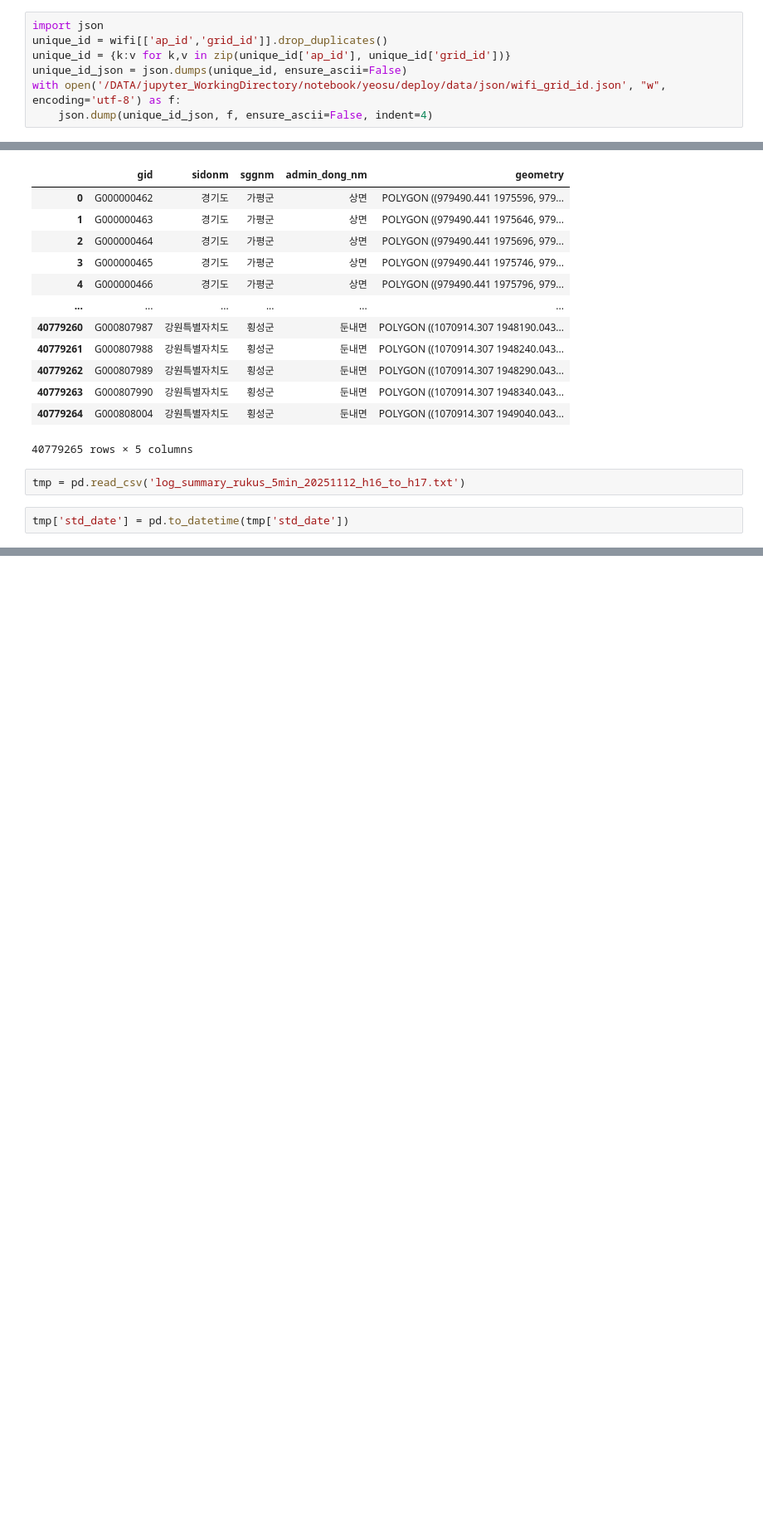
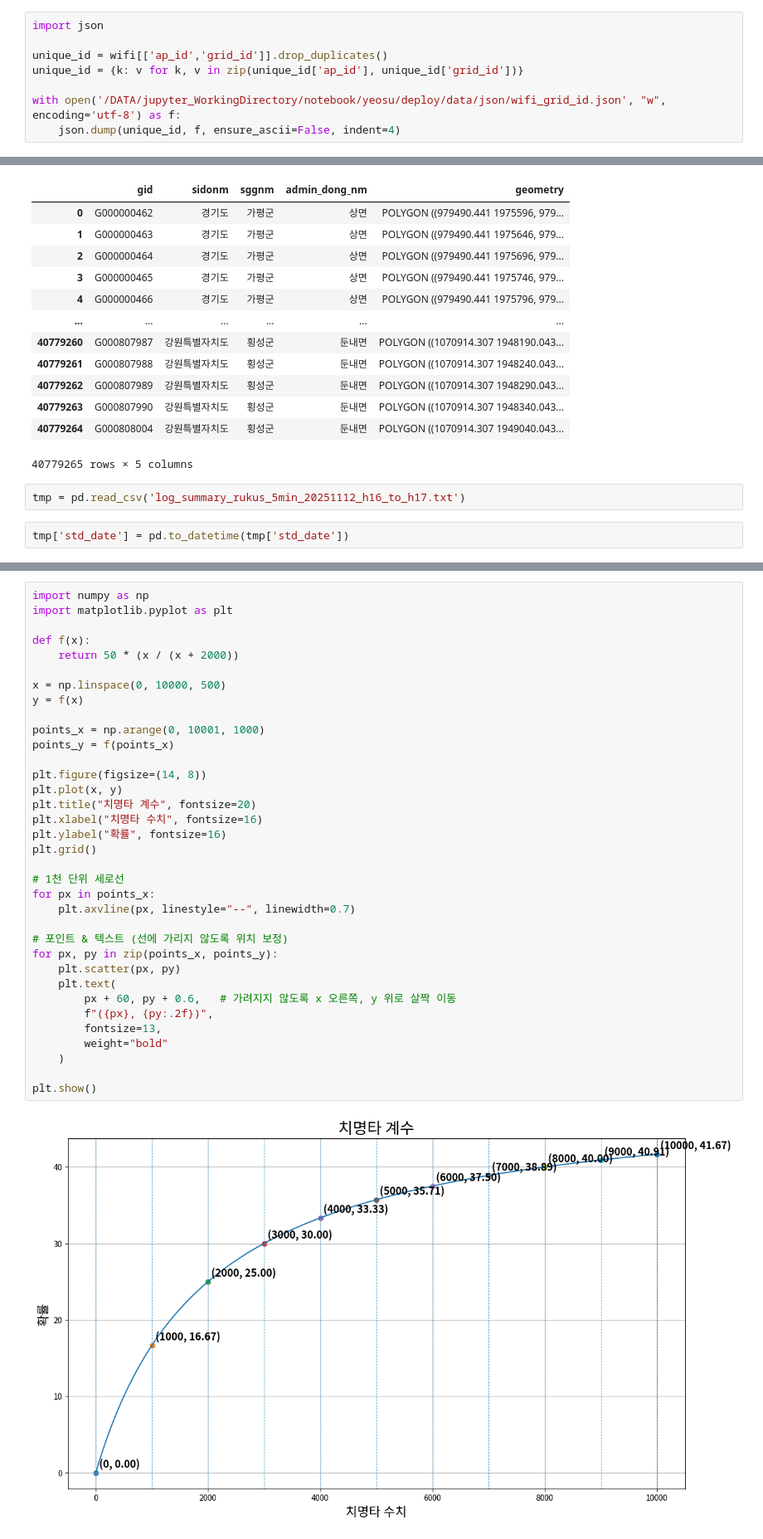
Before and after one commit to KnellBalm/yeosu, a Jupyter notebook: deploy/module/predict_model/flowpop_predict.ipynb, the cells around one changed output, grey strips where cells are left out. Shown: that part at 83% size. Cells and saved outputs as stored; diff of their text form; blank space fills up the shorter version.

```diff
--- a/deploy/module/predict_model/flowpop_predict.ipynb
+++ b/deploy/module/predict_model/flowpop_predict.ipynb
@@ -90,11 +90,12 @@ wifi_grid_id = {
 wifi['grid_id'] = wifi['ap_id'].map(wifi_grid_id).fillna(-1).astype(int)
 # %%
 import json
+
 unique_id = wifi[['ap_id','grid_id']].drop_duplicates()
-unique_id = {k:v for k,v in zip(unique_id['ap_id'], unique_id['grid_id'])}
-unique_id_json = json.dumps(unique_id, ensure_ascii=False)
+unique_id = {k: v for k, v in zip(unique_id['ap_id'], unique_id['grid_id'])}
+
 with open('/DATA/jupyter_WorkingDirectory/notebook/yeosu/deploy/data/json/wifi_grid_id.json', "w", encoding='utf-8') as f:
-    json.dump(unique_id_json, f, ensure_ascii=False, indent=4)
+    json.dump(unique_id, f, ensure_ascii=False, indent=4)
 # %%
 wifi_agg = wifi.groupby(['grid_id','std_date'],as_index=False).agg(acs_cnt = ('cnt','sum')).query("grid_id != -1").reset_index(drop=True).sort_values(['grid_id','std_date'])
 wifi_agg.head()
@@ -965,3 +966,40 @@ tmp.loc[44:]
 | 67 | 2025-11-12 17:00:00 | 912e3cc7-f6bd-4587-9c7d-80b2425ce799 | 1 | 화장동 | 전라낟도 여수시 화산로 89 | POINT (127.6453056 34.7750996) | Wednesday | 2025-11-12 | 17:00 | 84:23:88:31:84:f0 |
 | 68 | 2025-11-12 17:00:00 | 938a7532-7f9a-4283-b349-a6cb41c1e15c | 1 | 소라면 | 전남 여수시 소라면 죽림리 1244 | POINT (127.639294 34.761021) | Wednesday | 2025-11-12 | 17:00 | 94:b3:4f:1b:9d:60 |
 | 69 | 2025-11-12 17:00:00 | a6ef53e3-bb0b-47ad-a29b-c7fd6c170d3e | 1 | 선원동 | 전남 여수시 선원동 221 | POINT (127.661547 34.770037) | Wednesday | 2025-11-12 | 17:00 | c0:c7:0a:19:b3:90 |
+# %%
+import numpy as np
+import matplotlib.pyplot as plt
+
+def f(x):
+    return 50 * (x / (x + 2000))
+
+x = np.linspace(0, 10000, 500)
+y = f(x)
+
+points_x = np.arange(0, 10001, 1000)
+points_y = f(points_x)
+
+plt.figure(figsize=(14, 8))
+plt.plot(x, y)
+plt.title("치명타 계수", fontsize=20)
+plt.xlabel("치명타 수치", fontsize=16)
+plt.ylabel("확률", fontsize=16)
+plt.grid()
+
+# 1천 단위 세로선
+for px in points_x:
+    plt.axvline(px, linestyle="--", linewidth=0.7)
+
+# 포인트 & 텍스트 (선에 가리지 않도록 위치 보정)
+for px, py in zip(points_x, points_y):
+    plt.scatter(px, py)
+    plt.text(
+        px + 60, py + 0.6,   # 가려지지 않도록 x 오른쪽, y 위로 살짝 이동
+        f"({px}, {py:.2f})",
+        fontsize=13,
+        weight="bold"
+    )
+
+plt.show()
+# %% [output]
+[figure, added]
```
Also changed, not shown: parts of 2 cells of this notebook, 6 other files.
